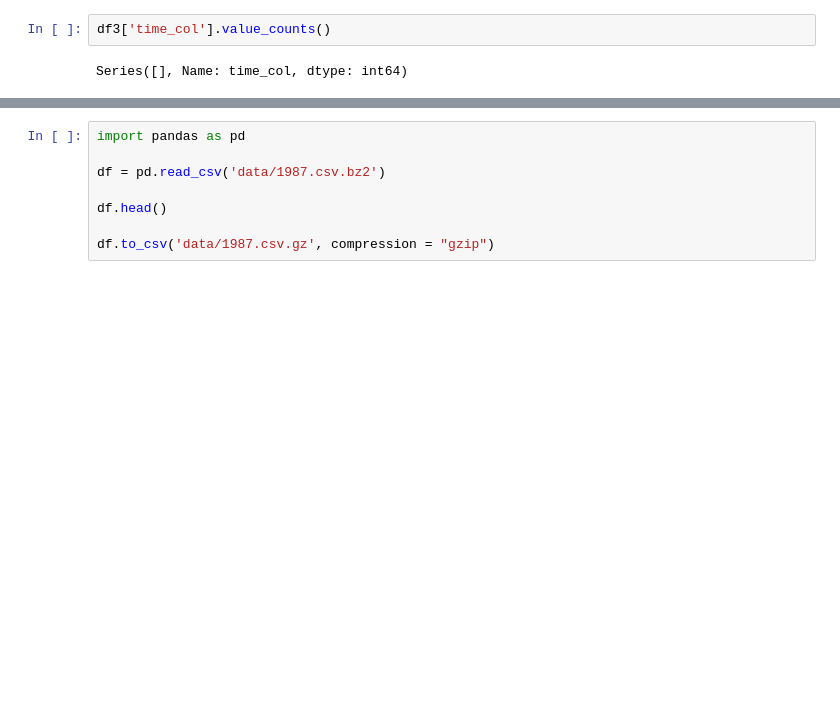
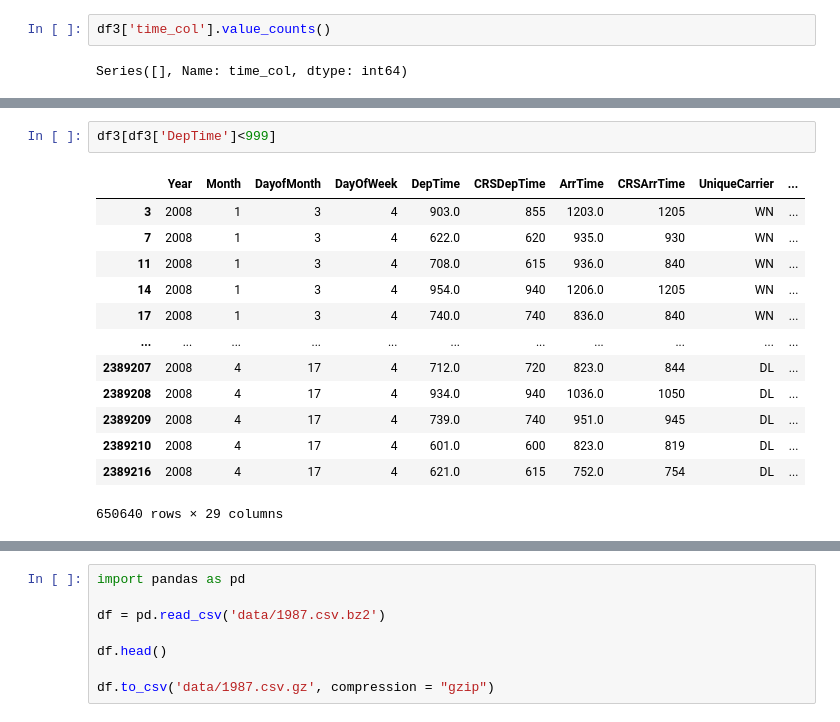
Before and after one commit to joshuaati/DE_airline_pipeline, a Jupyter notebook: main/test2.ipynb, the cells around one changed output, grey strips where cells are left out. Cells and saved outputs as stored; diff of their text form; blank space fills up the shorter version.

```diff
--- a/main/test2.ipynb
+++ b/main/test2.ipynb
@@ -209,0 +71,16 @@ AttributeError: 'DataFrame' object has no attribute 'to_datetime'
+# %%
+df3[df3['DepTime']<999]
+# %% [output]
+|  | Year | Month | DayofMonth | DayOfWeek | DepTime | CRSDepTime | ArrTime | CRSArrTime | UniqueCarrier | ... |
+| 3 | 2008 | 1 | 3 | 4 | 903.0 | 855 | 1203.0 | 1205 | WN | ... |
+| 7 | 2008 | 1 | 3 | 4 | 622.0 | 620 | 935.0 | 930 | WN | ... |
+| 11 | 2008 | 1 | 3 | 4 | 708.0 | 615 | 936.0 | 840 | WN | ... |
+| 14 | 2008 | 1 | 3 | 4 | 954.0 | 940 | 1206.0 | 1205 | WN | ... |
+| 17 | 2008 | 1 | 3 | 4 | 740.0 | 740 | 836.0 | 840 | WN | ... |
+| ... | ... | ... | ... | ... | ... | ... | ... | ... | ... | ... |
+| 2389207 | 2008 | 4 | 17 | 4 | 712.0 | 720 | 823.0 | 844 | DL | ... |
+| 2389208 | 2008 | 4 | 17 | 4 | 934.0 | 940 | 1036.0 | 1050 | DL | ... |
+| 2389209 | 2008 | 4 | 17 | 4 | 739.0 | 740 | 951.0 | 945 | DL | ... |
+| 2389210 | 2008 | 4 | 17 | 4 | 601.0 | 600 | 823.0 | 819 | DL | ... |
+| 2389216 | 2008 | 4 | 17 | 4 | 621.0 | 615 | 752.0 | 754 | DL | ... |
+650640 rows × 29 columns
```
Also changed, not shown: parts of 20 cells of this notebook, 2 other files.
